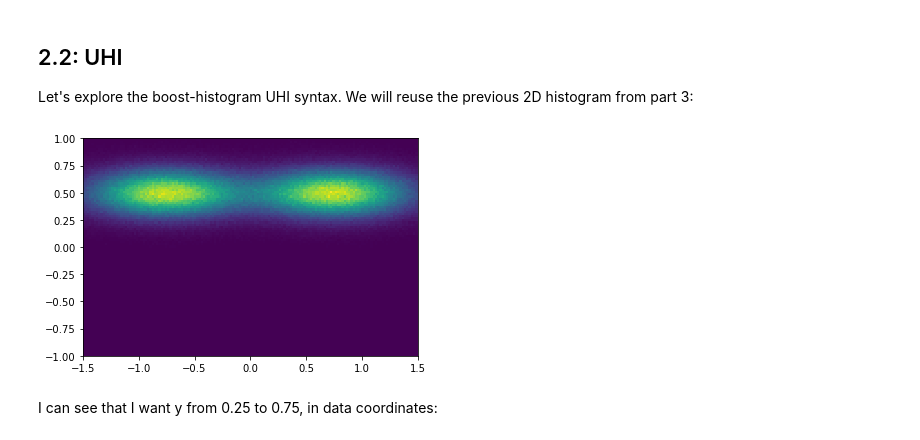
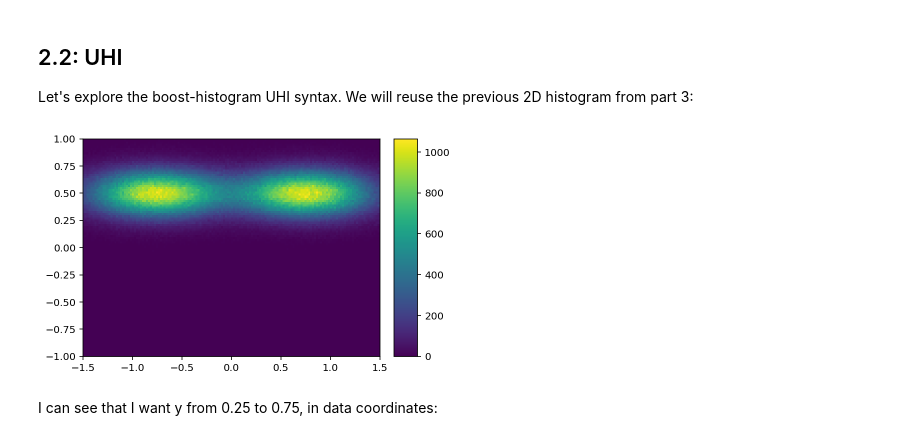
Before and after one commit to henryiii/histogram-tutorial, a Jupyter notebook: 2_ND_histograms.ipynb, the cells around one changed output. Saved outputs shown, nothing was run; the diff lists cells and outputs as text; code cells hidden in the pictures.

```diff
--- a/2_ND_histograms.ipynb
+++ b/2_ND_histograms.ipynb
@@ -72,9 +66,9 @@ plothist2d(hist3d.project(0,1));
 ## 2.2: UHI
 
 Let's explore the boost-histogram UHI syntax. We will reuse the previous 2D histogram from part 3:
-# %%
-plothist2d(hist3);
-# %% [output]
-[figure, removed]
+# %%
+h.plot();
+# %% [output]
+[figure, added]
 # %% [markdown]
 I can see that I want y from 0.25 to 0.75, in data coordinates:
```
Also changed, not shown: parts of 19 cells of this notebook, 5 other files.
